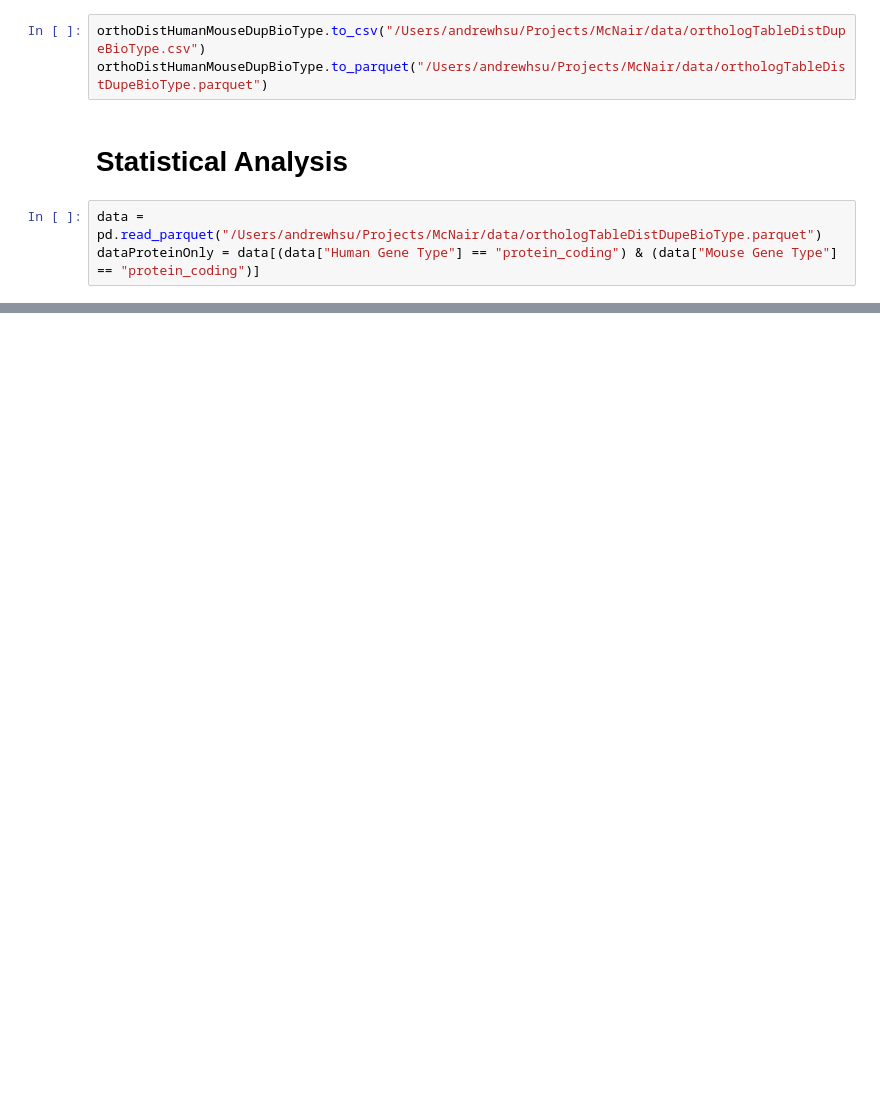
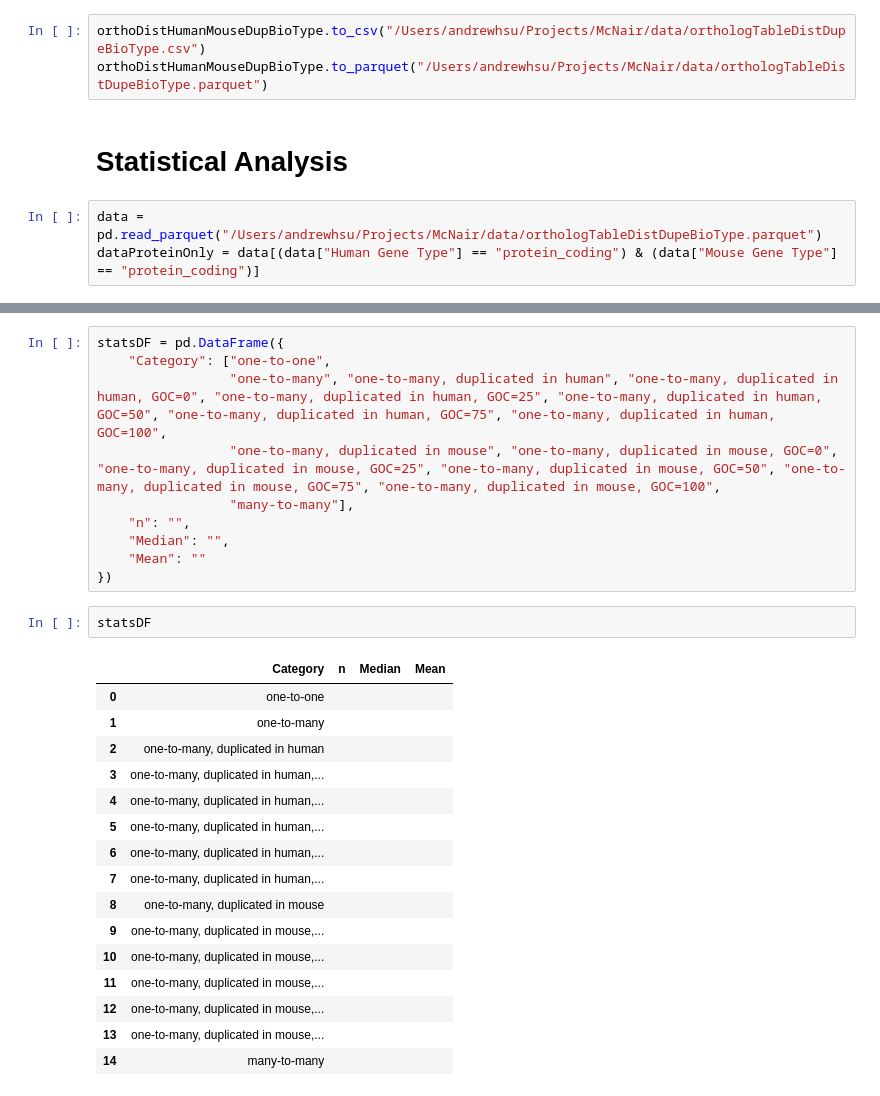
Before and after one commit to AndrewH72/Gene-Duplication, a Jupyter notebook: scripts/dataAnalysis.ipynb, the cells around one changed output, grey strips where cells are left out. Cells and saved outputs as stored; diff of their text form; blank space fills up the shorter version.

```diff
--- a/scripts/dataAnalysis.ipynb
+++ b/scripts/dataAnalysis.ipynb
@@ -311,0 +201,29 @@ P-Value:
+# %%
+statsDF = pd.DataFrame({
+    "Category": ["one-to-one",
+                 "one-to-many", "one-to-many, duplicated in human", "one-to-many, duplicated in human, GOC=0", "one-to-many, duplicated in human, GOC=25", "one-to-many, duplicated in human, GOC=50", "one-to-many, duplicated in human, GOC=75", "one-to-many, duplicated in human, GOC=100",
+                 "one-to-many, duplicated in mouse", "one-to-many, duplicated in mouse, GOC=0", "one-to-many, duplicated in mouse, GOC=25", "one-to-many, duplicated in mouse, GOC=50", "one-to-many, duplicated in mouse, GOC=75", "one-to-many, duplicated in mouse, GOC=100",
+                 "many-to-many"],
+    "n": "",
+    "Median": "",
+    "Mean": ""
+})
+# %%
+statsDF
+# %% [output]
+|  | Category | n | Median | Mean |
+| 0 | one-to-one |  |  |  |
+| 1 | one-to-many |  |  |  |
+| 2 | one-to-many, duplicated in human |  |  |  |
+| 3 | one-to-many, duplicated in human,... |  |  |  |
+| 4 | one-to-many, duplicated in human,... |  |  |  |
+| 5 | one-to-many, duplicated in human,... |  |  |  |
+| 6 | one-to-many, duplicated in human,... |  |  |  |
+| 7 | one-to-many, duplicated in human,... |  |  |  |
+| 8 | one-to-many, duplicated in mouse |  |  |  |
+| 9 | one-to-many, duplicated in mouse,... |  |  |  |
+| 10 | one-to-many, duplicated in mouse,... |  |  |  |
+| 11 | one-to-many, duplicated in mouse,... |  |  |  |
+| 12 | one-to-many, duplicated in mouse,... |  |  |  |
+| 13 | one-to-many, duplicated in mouse,... |  |  |  |
+| 14 | many-to-many |  |  |  |
```
Also changed, not shown: parts of 19 cells of this notebook, 6 other files.
